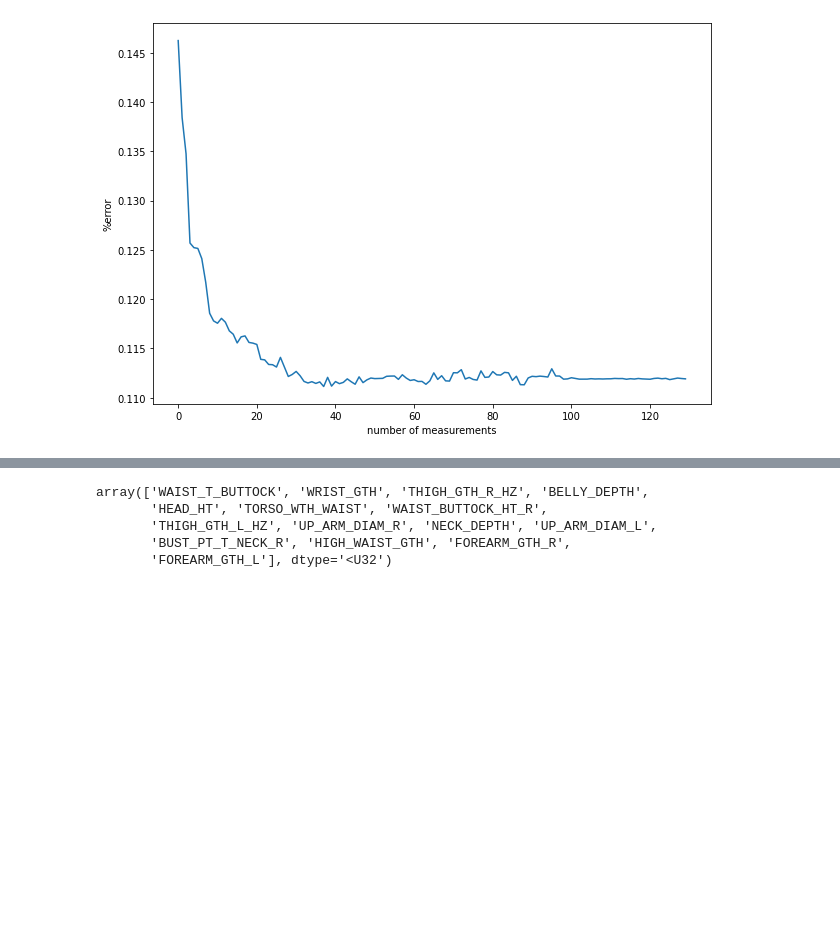
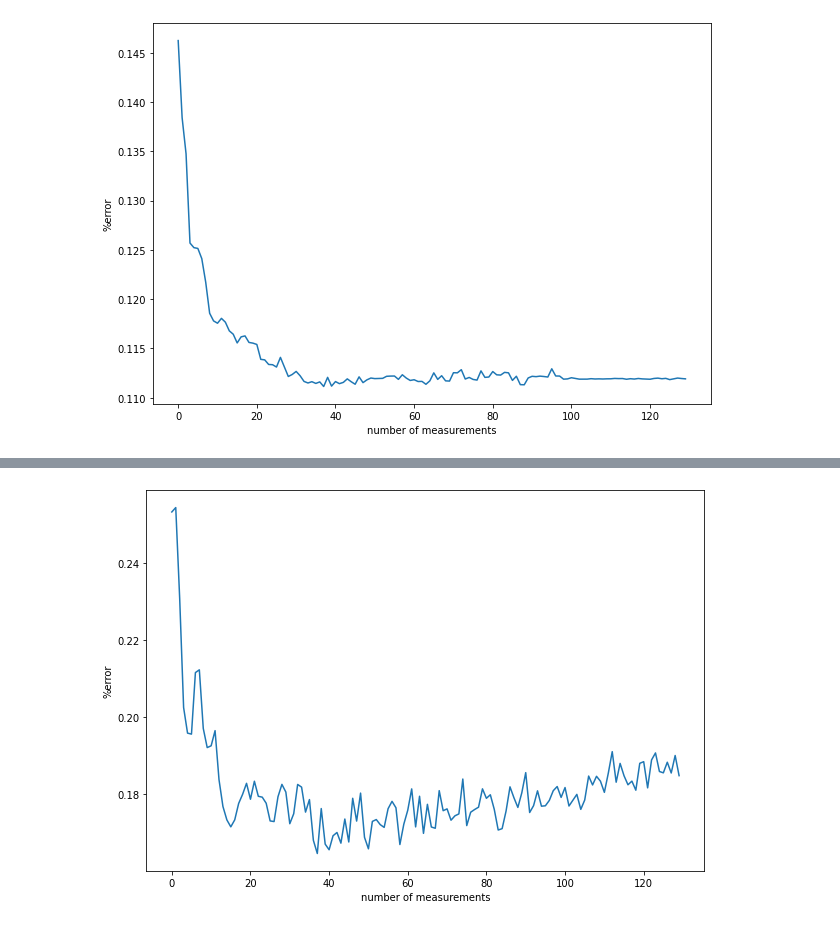
Before and after one commit to wesferr/AHBS, a Jupyter notebook: docs/Analize_LIFE.ipynb, the cells around one changed output, grey strips where cells are left out. Saved outputs shown, nothing was run; the diff lists cells and outputs as text; code cells hidden in the pictures; blank space fills up the shorter version.

```diff
--- a/docs/Analize_LIFE.ipynb
+++ b/docs/Analize_LIFE.ipynb
@@ -58,10 +90,4 @@ KeyboardInterrupt:
 # %%
-check(GradientBoostingClassifier, 'female')
+cfm = check(GradientBoostingClassifier, 'female')
+# %% [output]
+[figure, added]
-# %%
-np.array(possibilities[0:15])[:,1]
-# %% [output]
-array(['WAIST_T_BUTTOCK', 'WRIST_GTH', 'THIGH_GTH_R_HZ', 'BELLY_DEPTH',
-       'HEAD_HT', 'TORSO_WTH_WAIST', 'WAIST_BUTTOCK_HT_R',
-       'THIGH_GTH_L_HZ', 'UP_ARM_DIAM_R', 'NECK_DEPTH', 'UP_ARM_DIAM_L',
-       'BUST_PT_T_NECK_R', 'HIGH_WAIST_GTH', 'FOREARM_GTH_R',
-       'FOREARM_GTH_L'], dtype='<U32')
```
Also changed, not shown: parts of 7 cells of this notebook, 3 other files.
